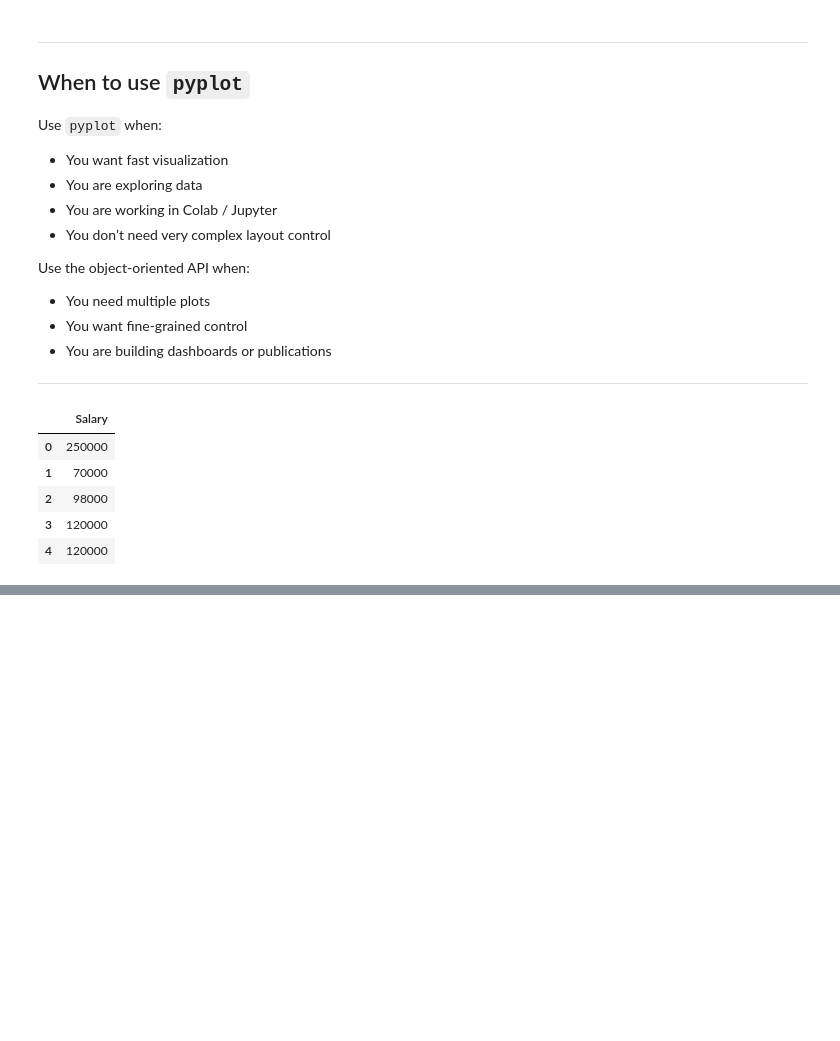
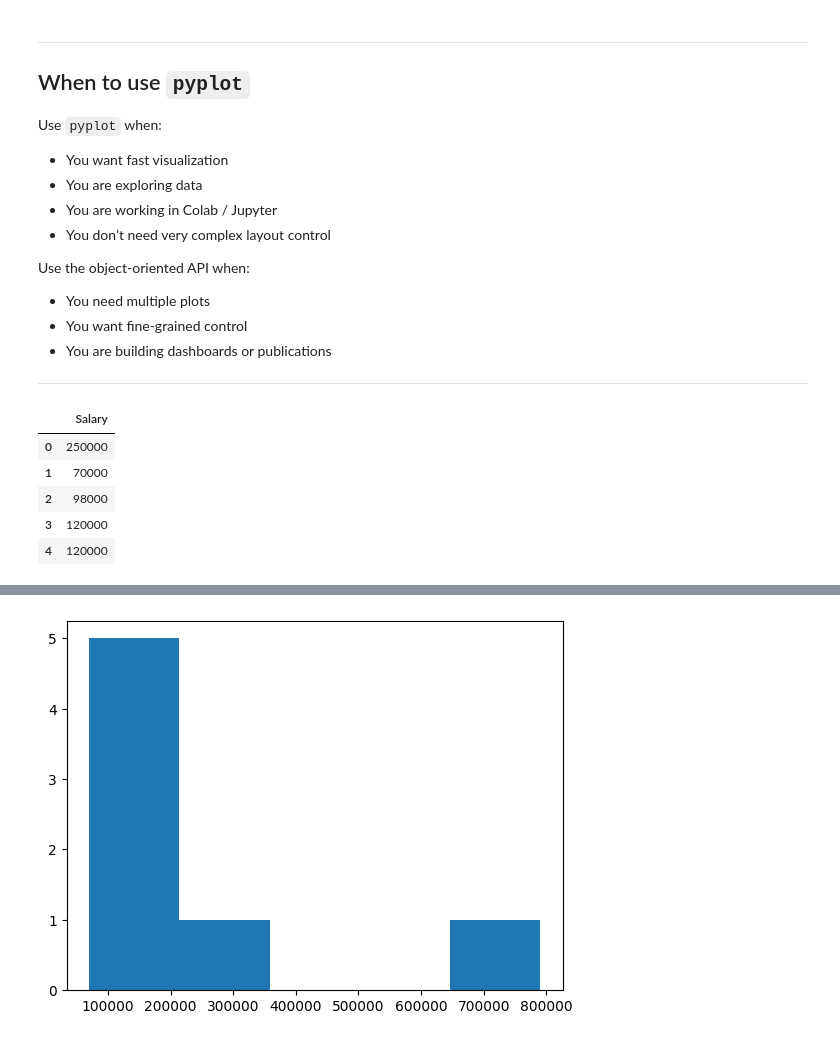
Before and after one commit to sujal910/Learning_PyTorch, a Jupyter notebook: 1_5_matplotlib.ipynb, the cells around one changed output, grey strips where cells are left out. Saved outputs shown, nothing was run; the diff lists cells and outputs as text; code cells hidden in the pictures; blank space fills up the shorter version.

```diff
--- a/1_5_matplotlib.ipynb
+++ b/1_5_matplotlib.ipynb
@@ -309,0 +311,7 @@ plt.show()
+# %%
+# Hisotgram
+plt.hist(dp['Salary'] , bins = 5 , )
+
+plt.show()
+# %% [output]
+[figure, added]
```
Also changed, not shown: parts of 2 cells of this notebook.
